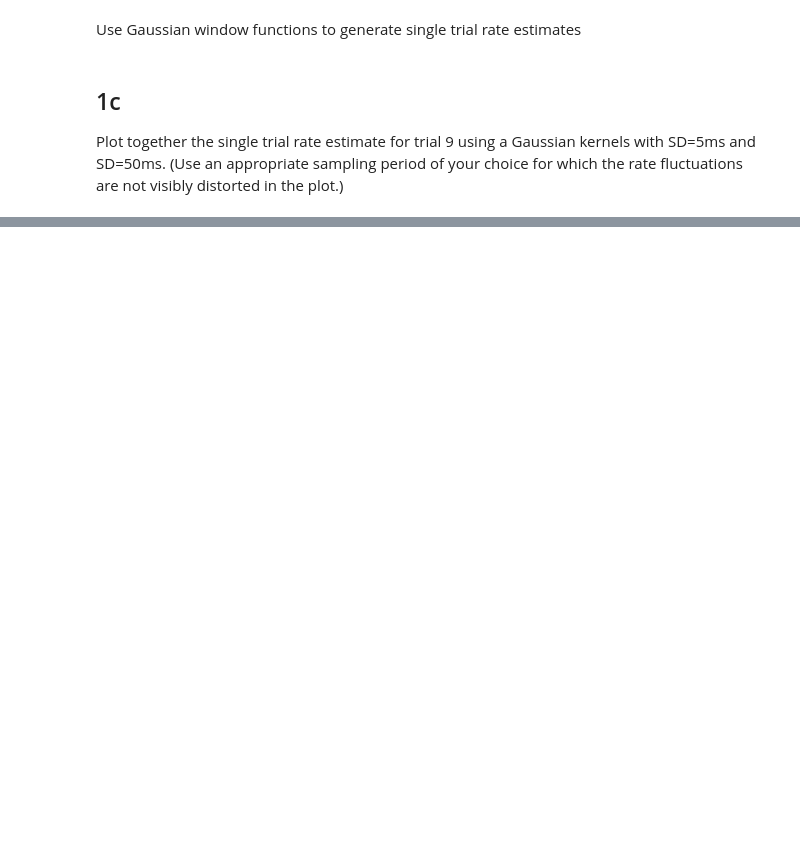
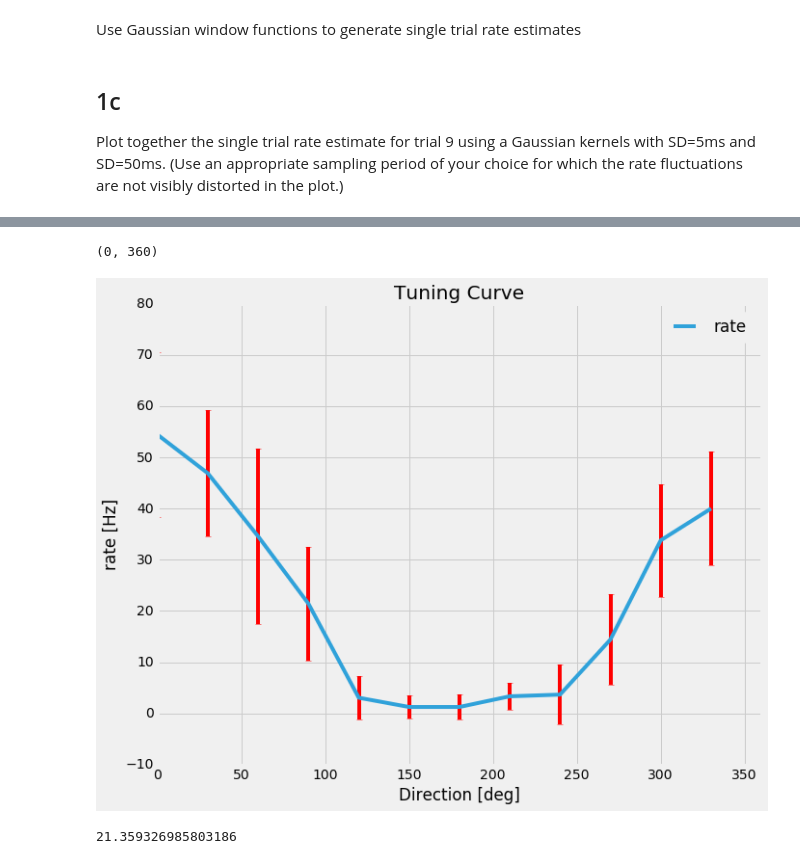
Before and after one commit to prajnak/syde552_neuron_responses, a Jupyter notebook: 20402024_Neuron_Responses_assignment.ipynb, the cells around one changed output, grey strips where cells are left out. Cells and saved outputs as stored; diff of their text form; code cells hidden in the pictures; blank space fills up the shorter version.

```diff
--- a/20402024_Neuron_Responses_assignment.ipynb
+++ b/20402024_Neuron_Responses_assignment.ipynb
@@ -261,0 +178,35 @@ print(len(xx)); print(all_spikes[0].shape)
+# %%
+all_directons = list(set(df.direction));
+duration = 0.2; #in seconds from 50ms to 250ms
+t_dict = [];
+tuning_dat = [];
+for tr in set(df.trial):
+    tr_df = df[df.trial == tr]; # all timestamps for trial
+    tr_df_window = tr_df.query('timestamp >= 50.0 & timestamp <= 250.0');
+    tr_spike_rate = tr_df_window.shape[0]/duration;
+    tr_dict = {'direction': list(set(tr_df.direction))[0], 'rate': tr_spike_rate};
+    t_dict.append(tr_dict);
+
+t_df = pandas.DataFrame(t_dict, index=np.arange(0, len(t_dict)), columns = ['direction', 'rate']);
+for each_dir in all_directons:
+    curr_df = t_df[t_df.direction == each_dir];
+    avg_rate = curr_df.rate.mean();
+    err_bars = curr_df.rate.std();
+    tuning_dat.append({'direction': each_dir, 'rate': avg_rate, 'err': err_bars});
+tune_df = pandas.DataFrame(tuning_dat, index=np.arange(0, len(tuning_dat)), columns =['direction', 'rate', 'err']);
+tune_df = tune_df.sort_values(['direction'])
+# %%
+f,ax = plt.subplots();
+# ax.plot(tune_df.direction, tune_df.rate)
+tune_df.plot.line(ax = ax, x='direction', y='rate', yerr='err', ecolor='r')
+ax.set_title('Tuning Curve');
+ax.set_xlabel('Direction [deg]')
+ax.set_ylabel('rate [Hz]')
+ax.set_xlim([0, 360])
+# %% [output]
+(0, 360)
+[figure, added]
+# %%
+np.sqrt(describe(t_df.rate).variance)
+# %% [output]
+21.359326985803186
```
Also changed, not shown: parts of 14 cells of this notebook.
